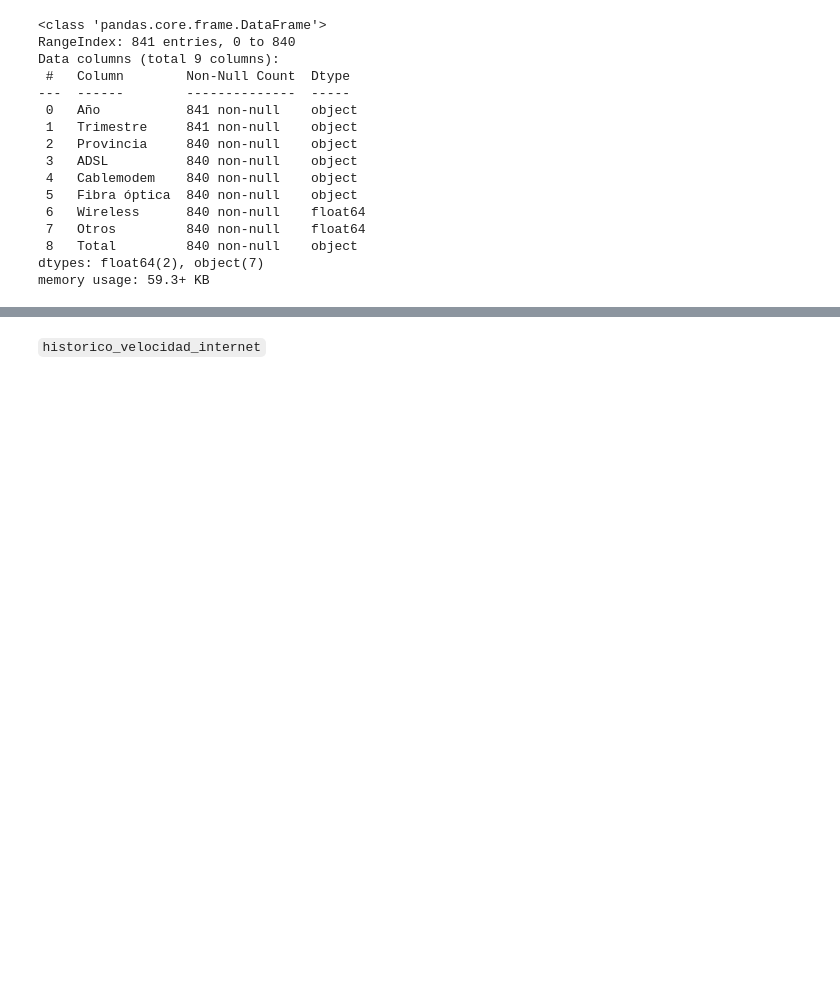
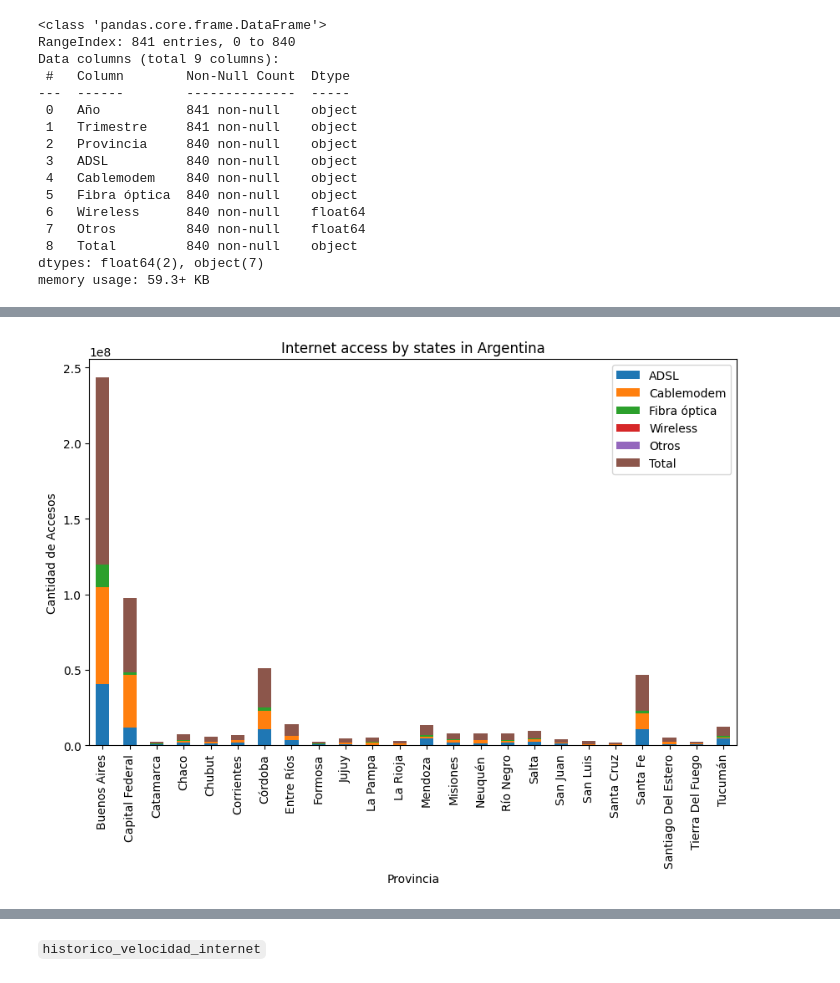
Before and after one commit to juanmaluna21/PI-DataAnalyst, a Jupyter notebook: dea_main.ipynb, the cells around one changed output, grey strips where cells are left out. Saved outputs shown, nothing was run; the diff lists cells and outputs as text; code cells hidden in the pictures; blank space fills up the shorter version.

```diff
--- a/dea_main.ipynb
+++ b/dea_main.ipynb
@@ -628,0 +742,22 @@ tech_access1.head()
+# %%
+# Let's create a bar plot
+data = filtered
+df = pd.DataFrame(data)
+
+# Only these columns just make the graphic readable
+df_plot = df[['Provincia', 'ADSL', 'Cablemodem', 'Fibra óptica', 'Wireless', 'Otros', 'Total']]
+
+# "Provincia" as index
+df_plot = df_plot.set_index('Provincia')
+
+# Bar plot
+ax = df_plot.plot(kind='bar', stacked=True, figsize=(10, 6))
+
+# Titles and labels
+ax.set_title('Internet access by states in Argentina')
+ax.set_xlabel('Provincia')
+ax.set_ylabel('Cantidad de Accesos')
+
+plt.show()
+# %% [output]
+[figure, added]
```
Also changed, not shown: parts of 16 cells of this notebook.
